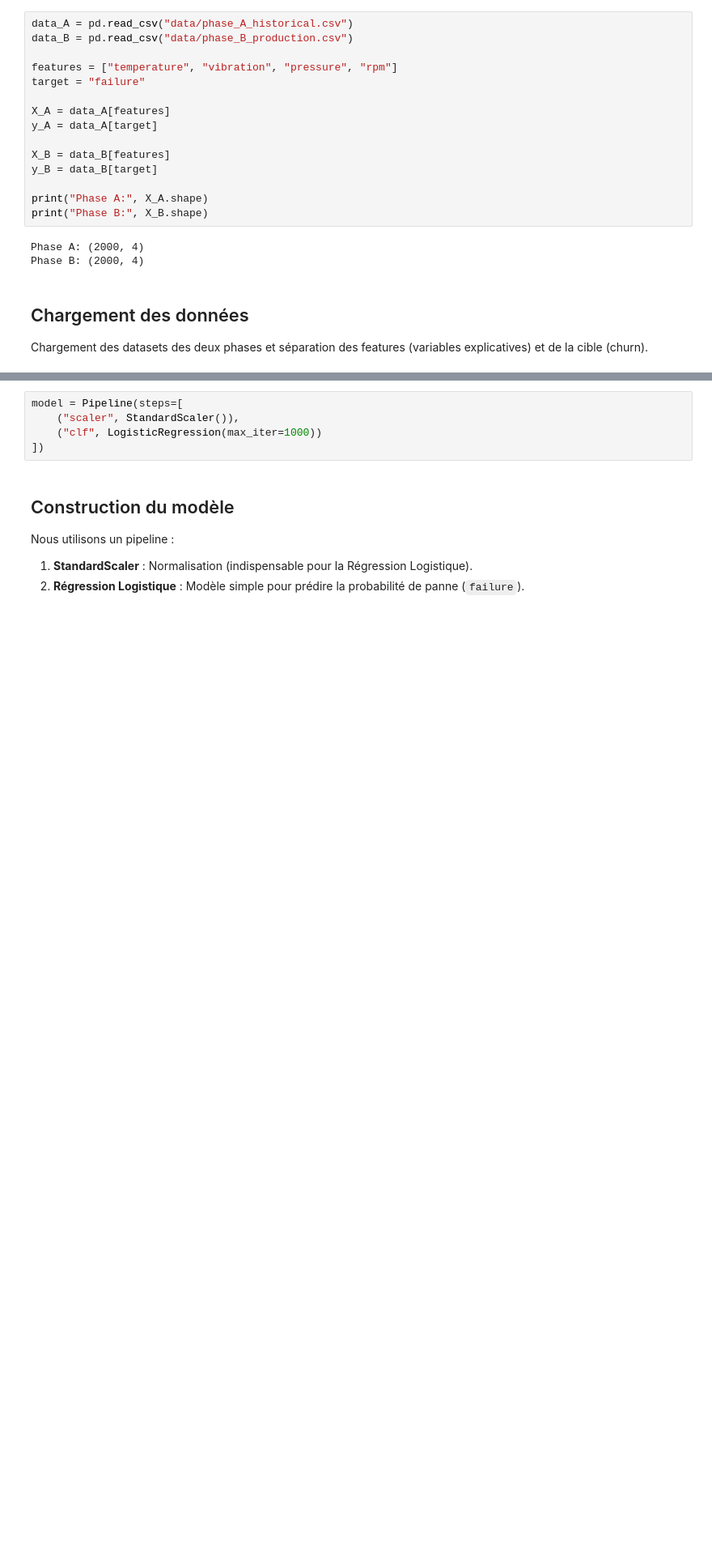
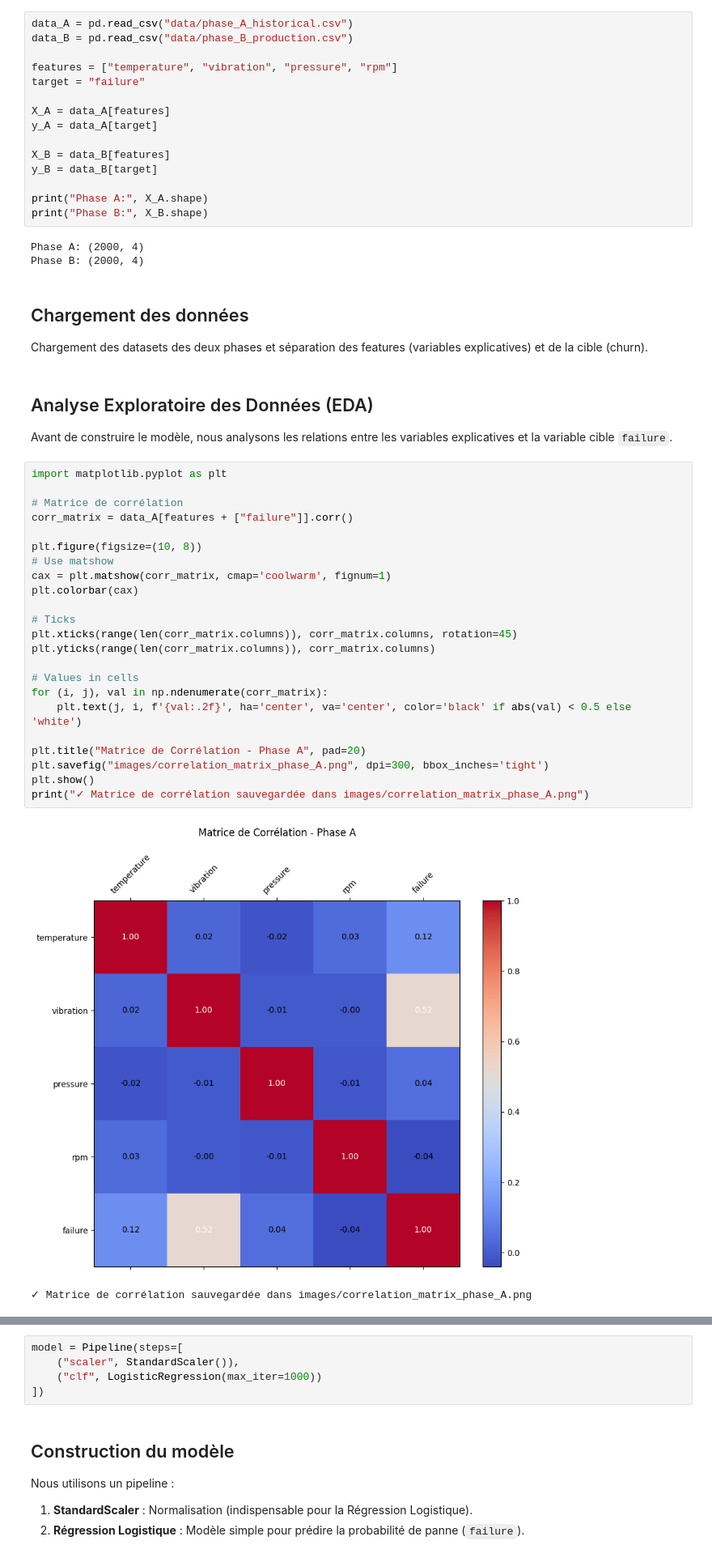
Before and after one commit to regisx001/machine-learning-data-drift-detection, a Jupyter notebook: 03-model-performance-statistical-inference.ipynb, the cells around one changed output, grey strips where cells are left out. Shown at 81% size. Drawn from its saved outputs; the diff is of its cells as text; blank space fills up the shorter version.

```diff
--- a/03-model-performance-statistical-inference.ipynb
+++ b/03-model-performance-statistical-inference.ipynb
@@ -44,3 +44,33 @@ Phase B: (2000, 4)
 ## Chargement des données
 
 Chargement des datasets des deux phases et séparation des features (variables explicatives) et de la cible (churn).
+# %% [markdown]
+## Analyse Exploratoire des Données (EDA)
+
+Avant de construire le modèle, nous analysons les relations entre les variables explicatives et la variable cible `failure`.
+# %%
+import matplotlib.pyplot as plt
+
+# Matrice de corrélation
+corr_matrix = data_A[features + ["failure"]].corr()
+
+plt.figure(figsize=(10, 8))
+# Use matshow
+cax = plt.matshow(corr_matrix, cmap='coolwarm', fignum=1)
+plt.colorbar(cax)
+
+# Ticks
+plt.xticks(range(len(corr_matrix.columns)), corr_matrix.columns, rotation=45)
+plt.yticks(range(len(corr_matrix.columns)), corr_matrix.columns)
+
+# Values in cells
+for (i, j), val in np.ndenumerate(corr_matrix):
+    plt.text(j, i, f'{val:.2f}', ha='center', va='center', color='black' if abs(val) < 0.5 else 'white')
+
+plt.title("Matrice de Corrélation - Phase A", pad=20)
+plt.savefig("images/correlation_matrix_phase_A.png", dpi=300, bbox_inches='tight')
+plt.show()
+print("✓ Matrice de corrélation sauvegardée dans images/correlation_matrix_phase_A.png")
+# %% [output]
+[figure, added]
+✓ Matrice de corrélation sauvegardée dans images/correlation_matrix_phase_A.png
```
Also changed, not shown: parts of 6 cells of this notebook, 5 other files.
